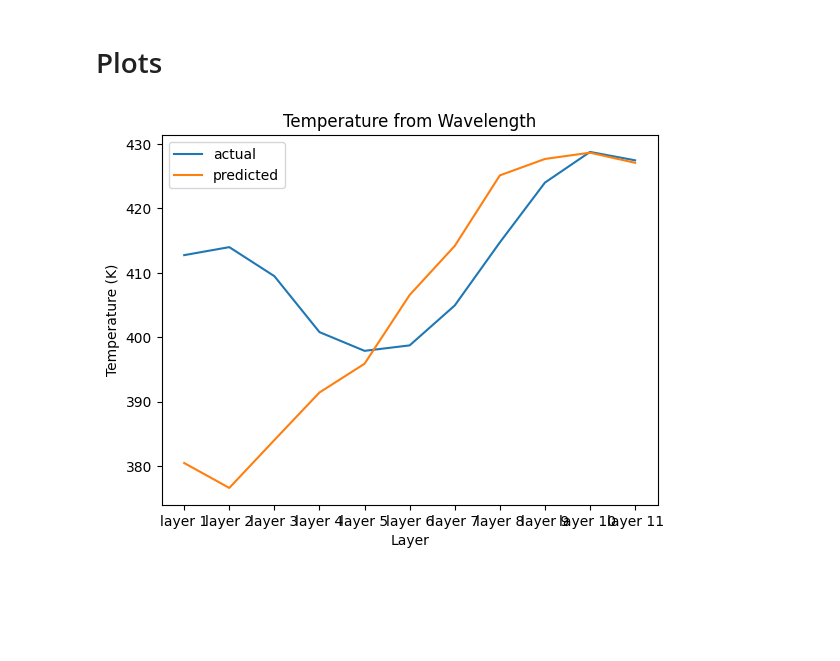
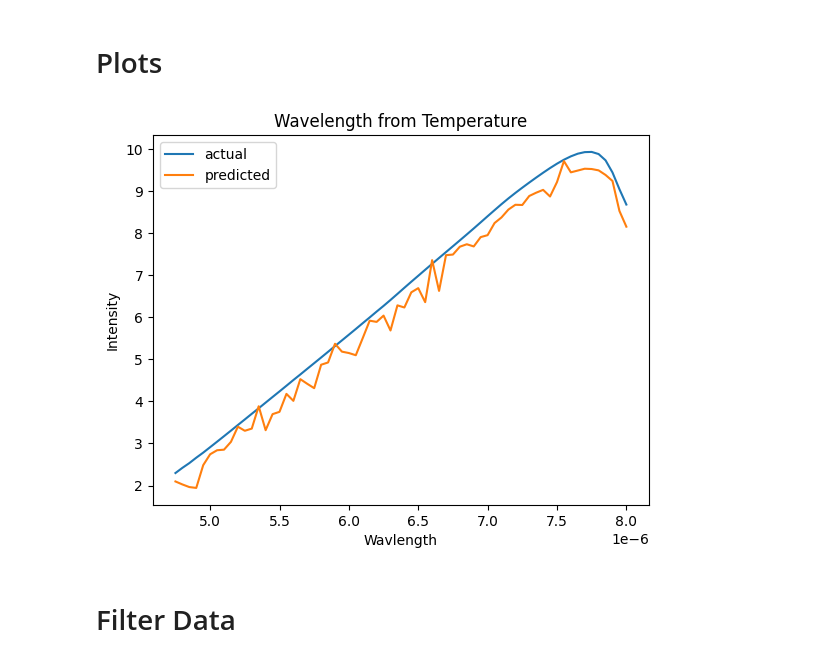
Before and after one commit to iAmBrig12/REU_AI_Thermography, a Jupyter notebook: dt_nn.ipynb, the cells around one changed output. Drawn from its saved outputs; the diff is of its cells as text; code cells hidden in the pictures; blank space fills up the shorter version.

```diff
--- a/dt_nn.ipynb
+++ b/dt_nn.ipynb
@@ -27,7 +27,7 @@ spectrum_test = spectrum_test.multiply(scale)
 # determine direction and set train and test data
 # 1 - temp to spectrum
 # 0 - spectrum to temp
-direction = 0
+direction = 1
 
 if direction:
     X_train = temp_train
@@ -69,13 +69,15 @@ class Net(nn.Module):
         self.lin1 = nn.Linear(input_size, 128)
         self.lin2 = nn.Linear(128, 128)
         self.lin3 = nn.Linear(128, 128)
-        self.lin4 = nn.Linear(128, output_size)
+        self.lin4 = nn.Linear(128, 128)
+        self.lin_fin = nn.Linear(128, output_size)
 
     def forward(self, x):
         output = F.leaky_relu(self.lin1(x))
         output = F.leaky_relu(self.lin2(output))
         output = F.leaky_relu(self.lin3(output))
-        output = self.lin4(output)
+        output = F.leaky_relu(self.lin4(output))
+        output = self.lin_fin(output)
         return output
 # %%
 model = Net(input_size=input_size, output_size=output_size)
@@ -126,21 +128,28 @@ actual = y_test
 # %%
 import matplotlib.pyplot as plt
 import random
 
 index = random.randint(0, len(actual))
-plt.plot(y_train.columns, actual.values[index], label='actual')
-plt.plot(y_train.columns, pred.values[index],  label='predicted')
+
+actual_np = actual.values[index]
+pred_np = pred.values[index]
+
+
+plt.plot(y_train.columns, actual_np, label='actual')
+plt.plot(y_train.columns, pred_np,  label='predicted')
 
 if direction:
     plt.title("Wavelength from Temperature")
     plt.xlabel("Wavlength")
     plt.ylabel("Intensity")
 else:
     plt.title("Temperature from Wavelength")
     plt.xlabel("Layer")
     plt.ylabel("Temperature (K)")
 
 plt.legend()
 plt.show()
 # %% [output]
-[figure, old version]
+[figure, new version]
+# %% [markdown]
+# Filter Data
```
Also changed, not shown: parts of 4 cells of this notebook.
